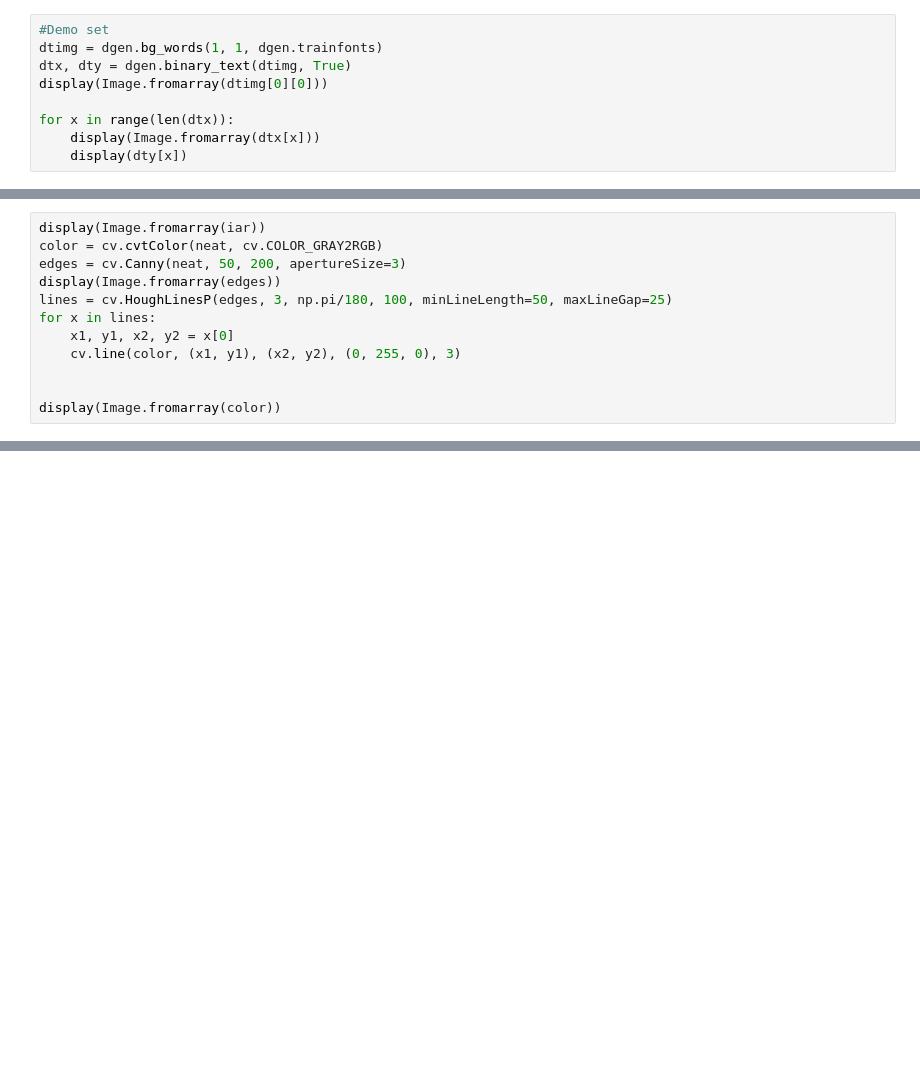
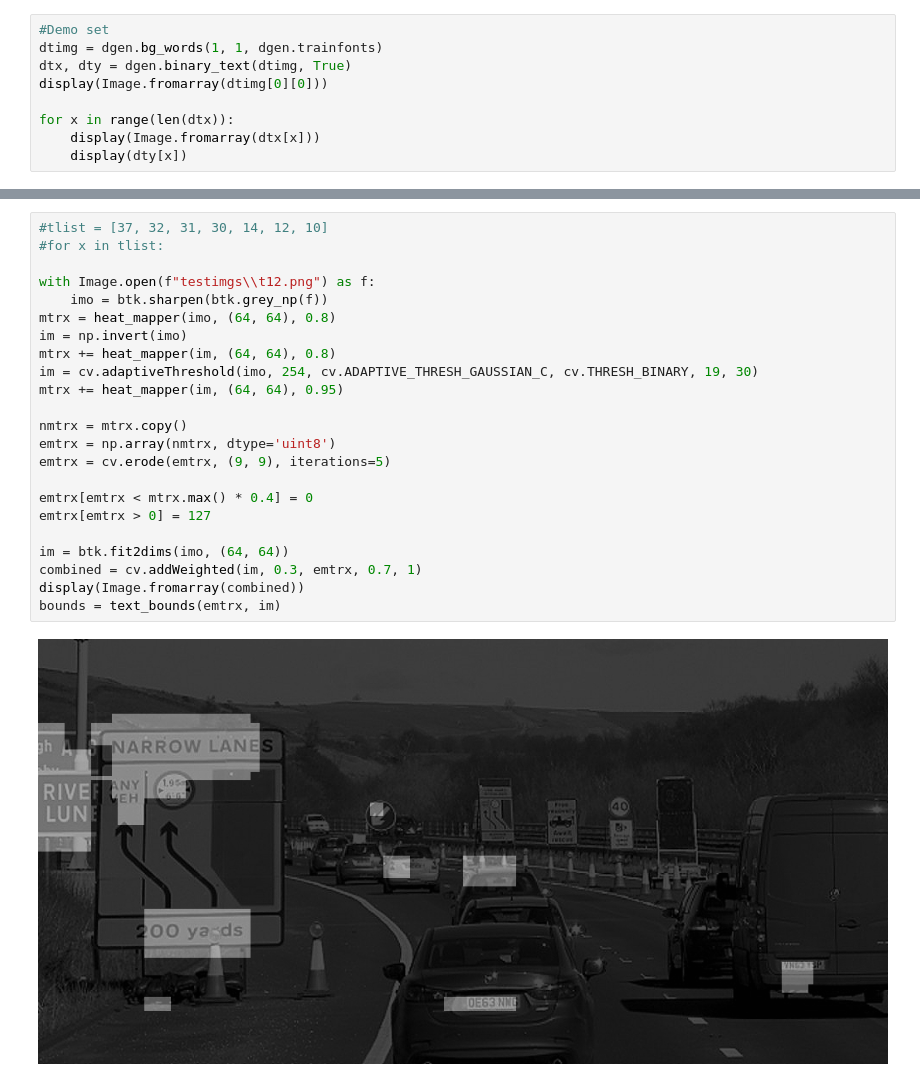
Before and after one commit to BoomboxAstronaut/OCR, a Jupyter notebook: text_detector.ipynb, the cells around one changed output, grey strips where cells are left out. Drawn from its saved outputs; the diff is of its cells as text; blank space fills up the shorter version.

```diff
--- a/text_detector.ipynb
+++ b/text_detector.ipynb
@@ -348,12 +249,0 @@ display(Image.fromarray(neat))
-# %%
-display(Image.fromarray(iar))
-color = cv.cvtColor(neat, cv.COLOR_GRAY2RGB)
-edges = cv.Canny(neat, 50, 200, apertureSize=3)
-display(Image.fromarray(edges))
-lines = cv.HoughLinesP(edges, 3, np.pi/180, 100, minLineLength=50, maxLineGap=25)
-for x in lines:
-    x1, y1, x2, y2 = x[0]
-    cv.line(color, (x1, y1), (x2, y2), (0, 255, 0), 3)
-
-
-display(Image.fromarray(color))
@@ -377,0 +345,25 @@ drawbox(test, answers, crds, 0.80)[0]
+# %%
+#tlist = [37, 32, 31, 30, 14, 12, 10]
+#for x in tlist:
+
+with Image.open(f"testimgs\\t12.png") as f:
+    imo = btk.sharpen(btk.grey_np(f))
+mtrx = heat_mapper(imo, (64, 64), 0.8)
+im = np.invert(imo)
+mtrx += heat_mapper(im, (64, 64), 0.8)
+im = cv.adaptiveThreshold(imo, 254, cv.ADAPTIVE_THRESH_GAUSSIAN_C, cv.THRESH_BINARY, 19, 30)
+mtrx += heat_mapper(im, (64, 64), 0.95)
+
+nmtrx = mtrx.copy()
+emtrx = np.array(nmtrx, dtype='uint8')
+emtrx = cv.erode(emtrx, (9, 9), iterations=5)
+
+emtrx[emtrx < mtrx.max() * 0.4] = 0
+emtrx[emtrx > 0] = 127
+
+im = btk.fit2dims(imo, (64, 64))
+combined = cv.addWeighted(im, 0.3, emtrx, 0.7, 1)
+display(Image.fromarray(combined))
+bounds = text_bounds(emtrx, im)
+# %% [output]
+[figure, added]
```
Also changed, not shown: parts of 12 cells of this notebook.
